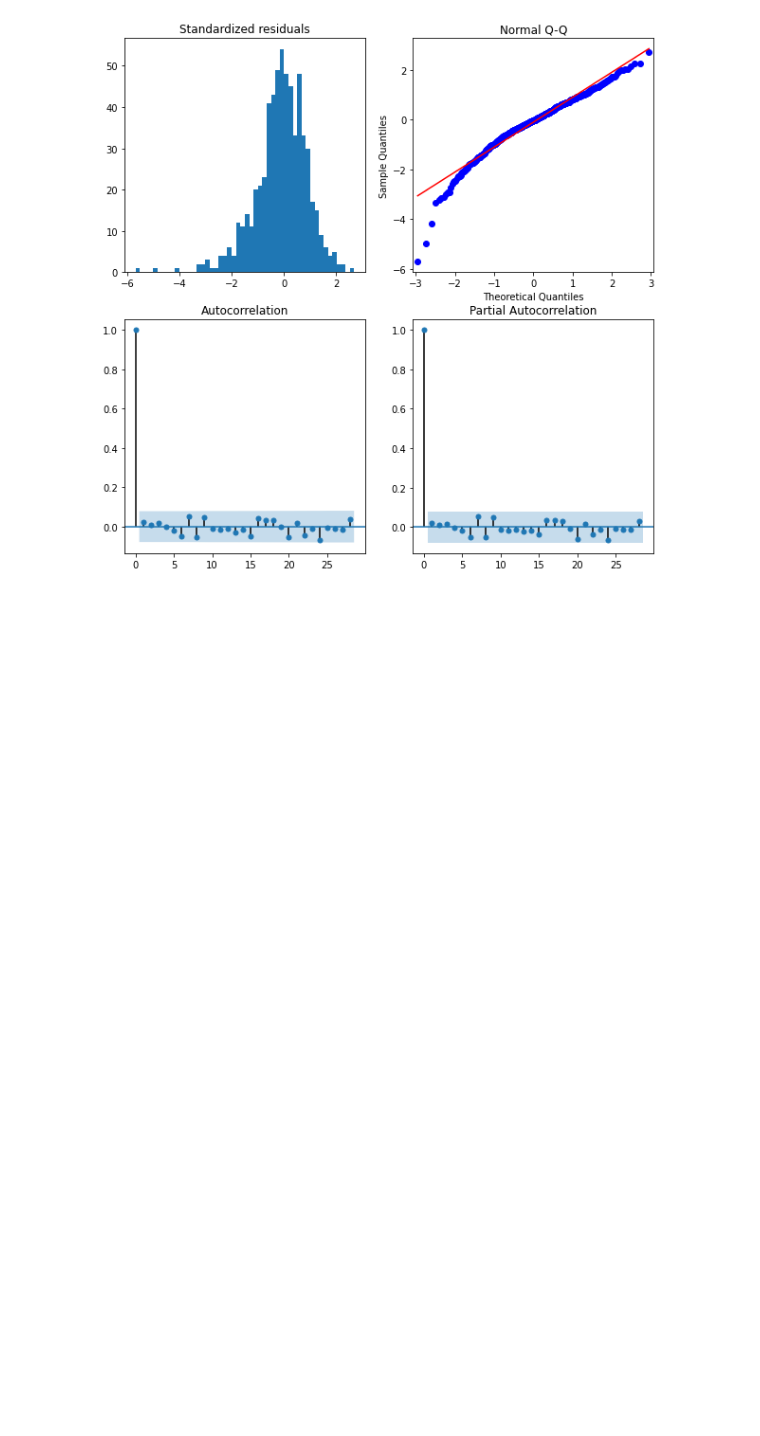
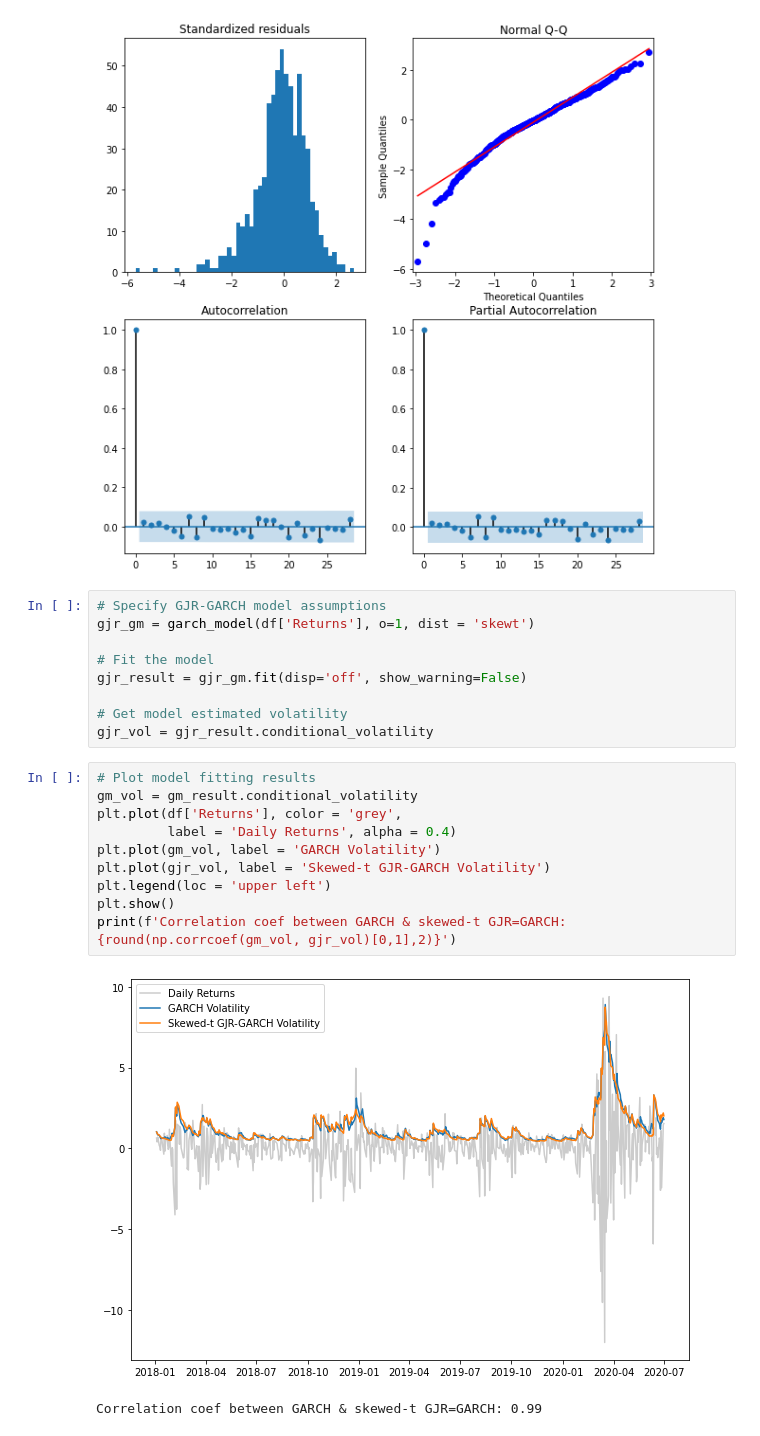
Before and after one commit to jbogocz/arima_garch, a Jupyter notebook: garch.ipynb, the cells around one changed output. Drawn from its saved outputs; the diff is of its cells as text; blank space fills up the shorter version.

Commit message:
compare garch and skewed-t gjr-garch

```diff
--- a/garch.ipynb
+++ b/garch.ipynb
@@ -167,3 +167,25 @@ plot_pacf(gm_std_resid, ax=ax4)
 plt.show()
 # %% [output]
 [figure]
+# %%
+# Specify GJR-GARCH model assumptions
+gjr_gm = garch_model(df['Returns'], o=1, dist = 'skewt')
+
+# Fit the model
+gjr_result = gjr_gm.fit(disp='off', show_warning=False)
+
+# Get model estimated volatility
+gjr_vol = gjr_result.conditional_volatility
+# %%
+# Plot model fitting results
+gm_vol = gm_result.conditional_volatility
+plt.plot(df['Returns'], color = 'grey',
+         label = 'Daily Returns', alpha = 0.4)
+plt.plot(gm_vol, label = 'GARCH Volatility')
+plt.plot(gjr_vol, label = 'Skewed-t GJR-GARCH Volatility')
+plt.legend(loc = 'upper left')
+plt.show()
+print(f'Correlation coef between GARCH & skewed-t GJR=GARCH: {round(np.corrcoef(gm_vol, gjr_vol)[0,1],2)}')
+# %% [output]
+[figure, added]
+Correlation coef between GARCH & skewed-t GJR=GARCH: 0.99
```
Also changed, not shown: parts of 1 cell of this notebook.
